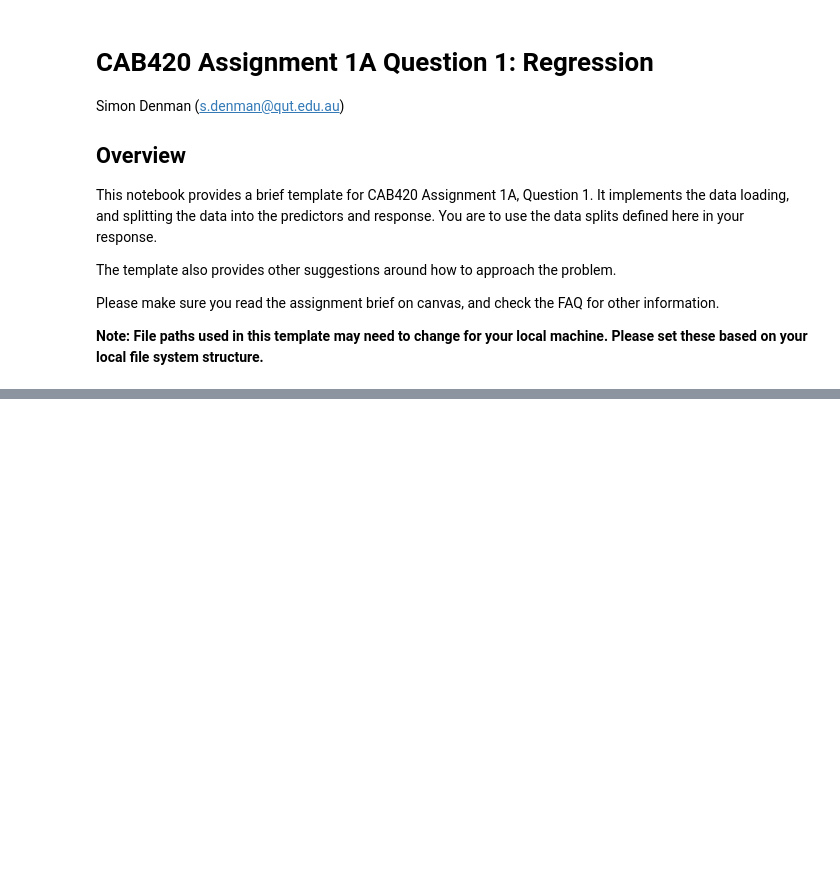
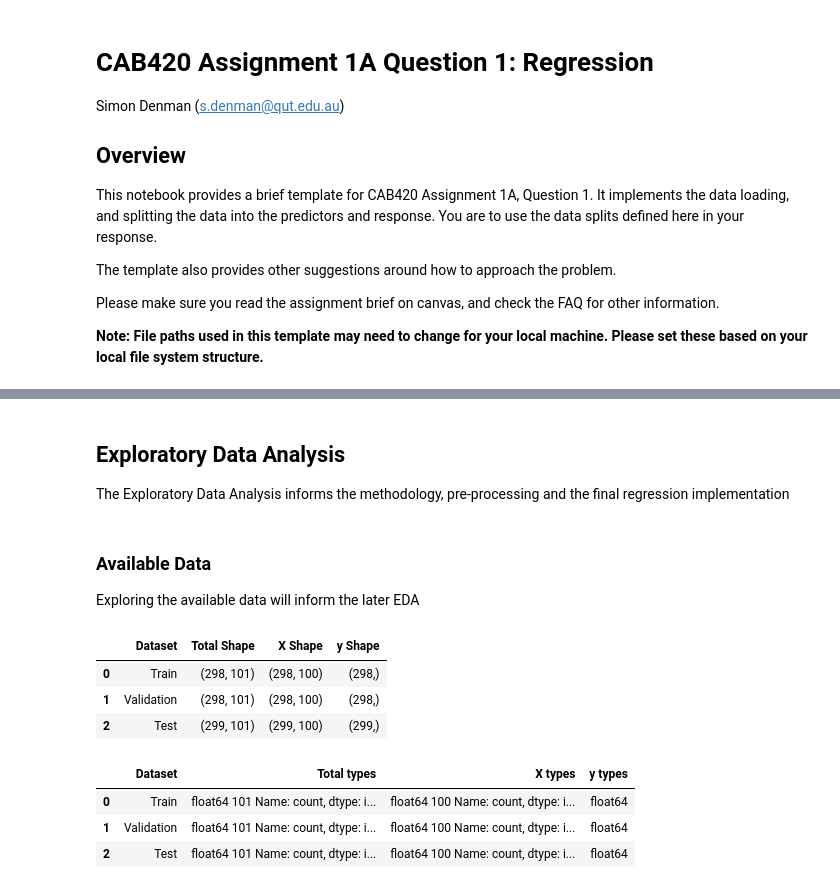
Before and after one commit to ostew5/cab420-introductory_problem_solving_tasks, a Jupyter notebook: 1. Regression.ipynb, the cells around one changed output, grey strips where cells are left out. Cells and saved outputs as stored; diff of their text form; code cells hidden in the pictures; blank space fills up the shorter version.

```diff
--- a/1. Regression.ipynb
+++ b/1. Regression.ipynb
@@ -28,3 +50,45 @@ X_val = val.iloc[:,0:-1]
 y_val = val.iloc[:,-1]
 X_test = test.iloc[:,0:-1]
 y_test = test.iloc[:,-1]
+# %% [markdown]
+## Exploratory Data Analysis
+
+The Exploratory Data Analysis informs the methodology, pre-processing and the final regression implementation
+# %% [markdown]
+### Available Data
+
+Exploring the available data will inform the later EDA
+# %%
+# See dataset shapes
+display(
+    pd.DataFrame(
+        {
+            "Dataset" : ["Train", "Validation", "Test"],
+            "Total Shape": [train.shape, val.shape, test.shape],
+            "X Shape": [X_train.shape, X_val.shape, X_test.shape],
+            "y Shape": [y_train.shape, y_val.shape, y_test.shape]
+        }
+    )
+)
+# %% [output]
+|  | Dataset | Total Shape | X Shape | y Shape |
+| 0 | Train | (298, 101) | (298, 100) | (298,) |
+| 1 | Validation | (298, 101) | (298, 100) | (298,) |
+| 2 | Test | (299, 101) | (299, 100) | (299,) |
+# %%
+# Check columnn data types
+display(
+    pd.DataFrame(
+        {
+            "Dataset" : ["Train", "Validation", "Test"],
+            "Total types": [train.dtypes.value_counts(), val.dtypes.value_counts(), test.dtypes.value_counts()],
+            "X types": [X_train.dtypes.value_counts(), X_val.dtypes.value_counts(), X_test.dtypes.value_counts()],
+            "y types": [y_train.dtype, y_val.dtype, y_test.dtype]
+        }
+    )
+)
+# %% [output]
+|  | Dataset | Total types | X types | y types |
+| 0 | Train | float64 101 Name: count, dtype: i... | float64 100 Name: count, dtype: i... | float64 |
+| 1 | Validation | float64 101 Name: count, dtype: i... | float64 100 Name: count, dtype: i... | float64 |
+| 2 | Test | float64 101 Name: count, dtype: i... | float64 100 Name: count, dtype: i... | float64 |
```
Also changed, not shown: parts of 12 cells of this notebook.
